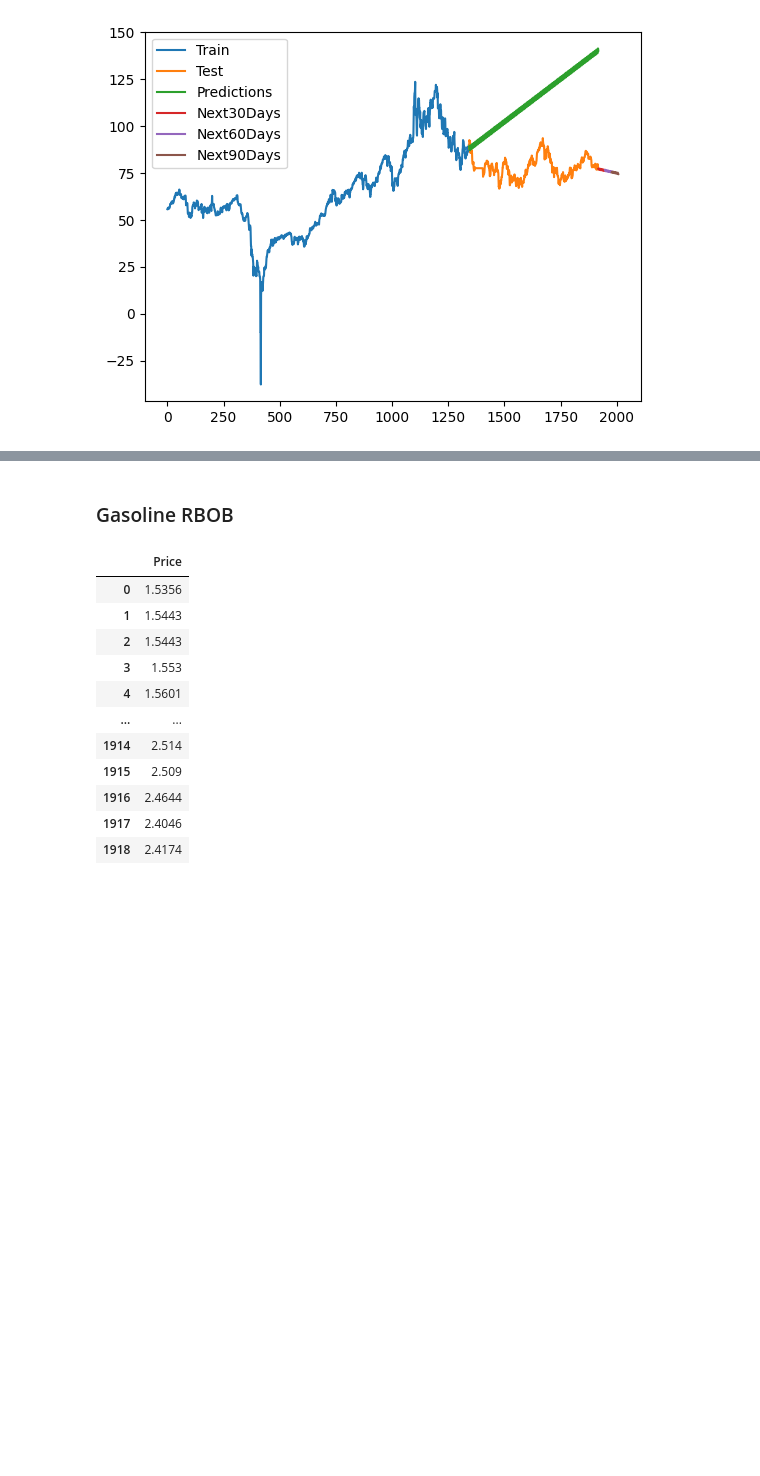
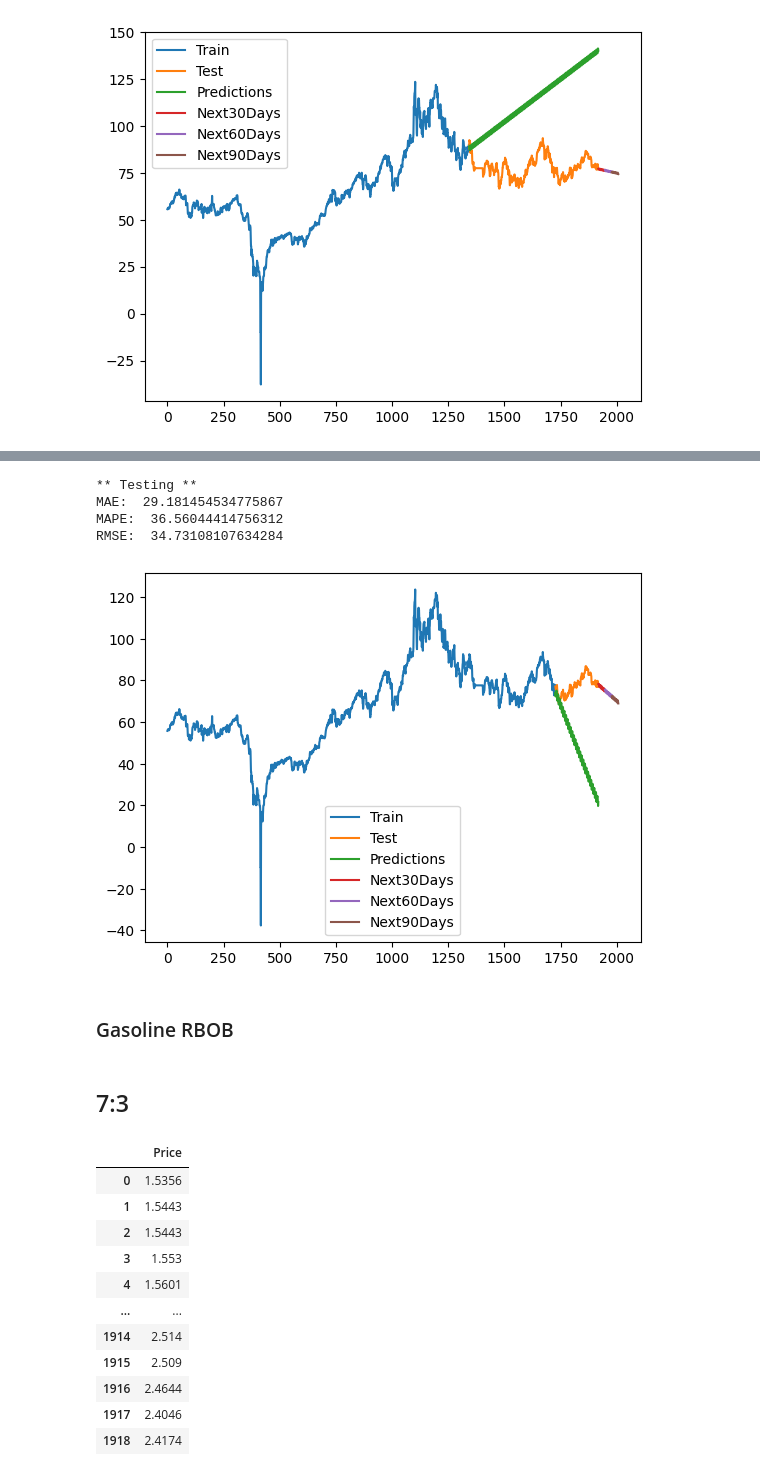
Before and after one commit to thanhhanggg/IS403_O21_9, a Jupyter notebook: model/DLM.ipynb, the cells around one changed output, grey strips where cells are left out. Drawn from its saved outputs; the diff is of its cells as text; code cells hidden in the pictures; blank space fills up the shorter version.

```diff
--- a/model/DLM.ipynb
+++ b/model/DLM.ipynb
@@ -284,0 +753,24 @@ plt.show()
+# %%
+# Dự đoán 30 ngày
+future_predictions_30 = []
+for _ in range(30):
+    future_prediction = myDLM.predictN(date=myDLM.n - 1, N=1)[0][0]
+    future_predictions_30.append(future_prediction)
+    myDLM.append([future_prediction])
+    myDLM.fit()
+
+# Dự đoán 60 ngày
+future_predictions_60 = []
+for _ in range(30):
+    future_prediction = myDLM.predictN(date=myDLM.n - 1, N=1)[0][0]
+    future_predictions_60.append(future_prediction)
+    myDLM.append([future_prediction])
+    myDLM.fit()
+
+# Dự đoán 90 ngày
+future_predictions_90 = []
+for _ in range(30):
+    future_prediction = myDLM.predictN(date=myDLM.n - 1, N=1)[0][0]
+    future_predictions_90.append(future_prediction)
+    myDLM.append([future_prediction])
+    myDLM.fit()
@@ -284,0 +795,5 @@ plt.show()
+# %%
+# Chuyển đổi dự đoán thành mảng numpy
+y_pred_future_30 = np.array(future_predictions_30)
+y_pred_future_60 = np.array(future_predictions_60)
+y_pred_future_90 = np.array(future_predictions_90)
@@ -285,5 +828,31 @@ plt.show()
+# %%
+eval(y_test,predictions_test_actual[0])
+# %% [output]
+** Testing **
+MAE:  29.181454534775867
+MAPE:  36.56044414756312
+RMSE:  34.73108107634284
+# %%
+last_index =  df.index[-1]
+last_data_30 = pd.RangeIndex(start=last_index, stop=last_index+30, step=1)
+last_data_60 = pd.RangeIndex(start=last_index+30, stop=last_index+60, step=1)
+last_data_90 = pd.RangeIndex(start=last_index+60, stop=last_index+90, step=1)
+# %%
+plt.plot(train_data.index, train_data['Price'])
+plt.plot(test_data.index, test_data['Price'])
+plt.plot(test_data.index, predictions_test_actual[0])
+plt.plot(last_data_30, y_pred_future_30)
+plt.plot(last_data_60, y_pred_future_60)
+plt.plot(last_data_90, y_pred_future_90)
+plt.legend(['Train', 'Test', 'Predictions','Next30Days','Next60Days','Next90Days'])
+plt.savefig('crude.png')
+plt.show()
+# %% [output]
+[figure, added]
 # %% [markdown]
 ### Gasoline RBOB
+# %% [markdown]
+## 7:3
 # %%
 import numpy as np
 import pandas as pd
```
Also changed, not shown: parts of 88 cells of this notebook, 6 other files.
